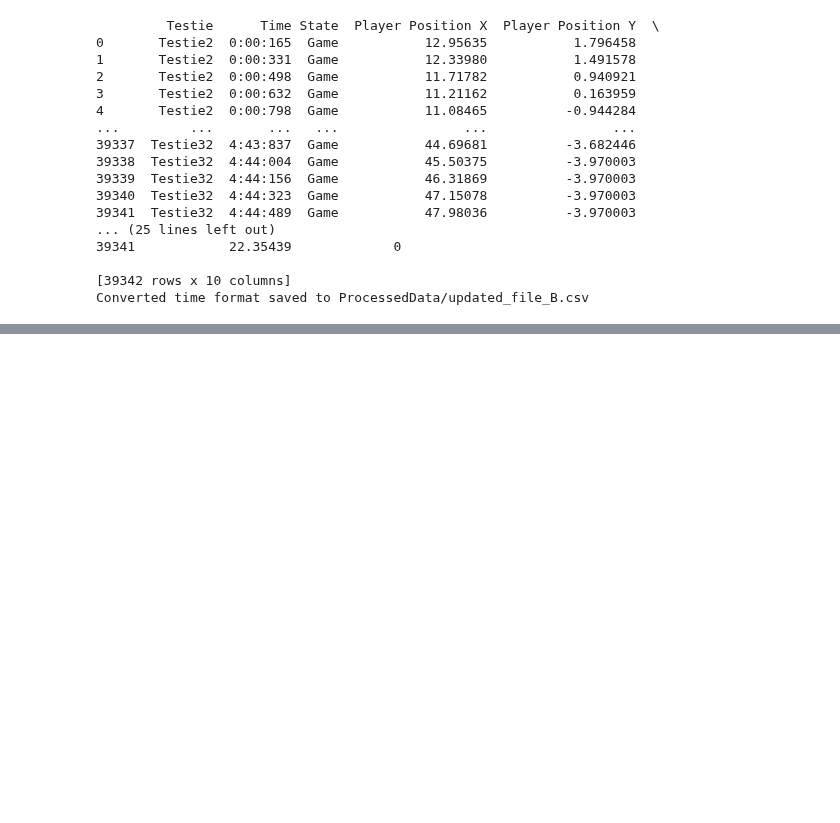
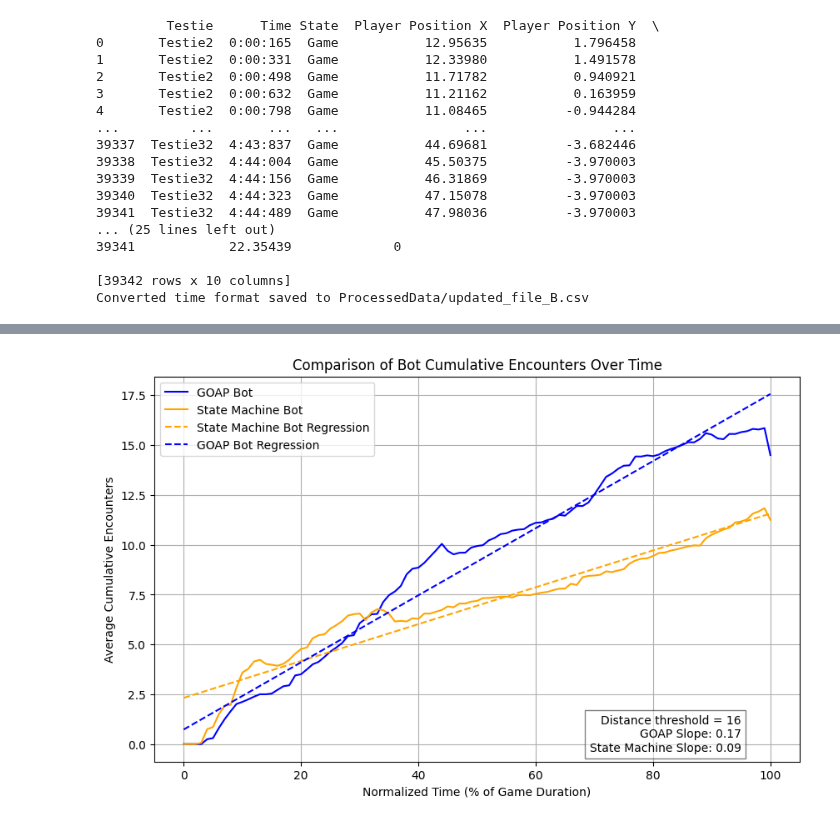
Before and after one commit to DiscoLucas/P7-Project, a Jupyter notebook: Dataprocessing/Heatmap.ipynb, the cells around one changed output, grey strips where cells are left out. Cells and saved outputs as stored; diff of their text form; code cells hidden in the pictures; blank space fills up the shorter version.

```diff
--- a/Dataprocessing/Heatmap.ipynb
+++ b/Dataprocessing/Heatmap.ipynb
@@ -194,0 +257,89 @@ Converted time format saved to ProcessedData/updated_file_B.csv
+# %%
+def process_bot_data_cumulative(file_path, distance_threshold=16):
+    # Load CSV
+    df = pd.read_csv(file_path)
+
+    # Ensure required columns are present
+    required_columns = ['Testie', 'Time',
+                        'Player Position X', 'Player Position Y', 'Player Position Z',
+                        'Monster Position X', 'Monster Position Y', 'Monster Position Z']
+    if not all(col in df.columns for col in required_columns):
+        raise ValueError(f"{file_path} is missing required columns.")
+
+    # Calculate distances
+    distances = np.sqrt(
+        (df['Player Position X'] - df['Monster Position X']) ** 2 +
+        (df['Player Position Y'] - df['Monster Position Y']) ** 2 +
+        (df['Player Position Z'] - df['Monster Position Z']) ** 2
+    )
+
+    # Determine encounters (account for separation before recounting)
+    df['IsInContact'] = (distances < distance_threshold).astype(int)
+    df['Encounter'] = df.groupby('Testie')['IsInContact'].diff().fillna(0).apply(lambda x: 1 if x == 1 else 0)
+
+    # Normalize time (to game progress percentage)
+    df['NormalizedTime'] = df.groupby('Testie')['Time'].transform(
+        lambda x: (x - x.min()) / (x.max() - x.min())
+    )
+
+    # Calculate cumulative encounters
+    df['TimeBucket'] = (df['NormalizedTime'] * 100).astype(int)
+    cumulative_df = df.groupby(['Testie', 'TimeBucket'])['Encounter'].sum().groupby(level=0).cumsum()
+    cumulative_df = cumulative_df.reset_index()  # Flatten index for merging
+
+    # Merge back with original DataFrame
+    df = df.merge(cumulative_df, on=['Testie', 'TimeBucket'], how='left', suffixes=('', '_Cumulative'))
+
+    # Average cumulative encounters at each normalized time bucket
+    average_cumulative = df.groupby('TimeBucket')['Encounter_Cumulative'].mean()
+
+    return average_cumulative
+
+
+def compare_bots_cumulative(goap_file, state_machine_file):
+    goap_data = process_bot_data_cumulative(goap_file, distance)
+    state_machine_data = process_bot_data_cumulative(state_machine_file, distance)
+
+    # Align data for plotting
+    all_buckets = sorted(set(goap_data.index).union(set(state_machine_data.index)))
+    goap_data = goap_data.reindex(all_buckets, fill_value=0)
+    state_machine_data = state_machine_data.reindex(all_buckets, fill_value=0)
+
+    # Plot comparison
+    plt.figure(figsize=(10, 6))
+    plt.plot(all_buckets, goap_data, label="GOAP Bot", color="blue")
+    plt.plot(all_buckets, state_machine_data, label="State Machine Bot", color="orange")
+
+    # Linear regression for State Machine Bot
+    state_machine_slope, state_machine_intercept = np.polyfit(all_buckets, state_machine_data, 1)
+    state_machine_regression_line = state_machine_slope * np.array(all_buckets) + state_machine_intercept
+    plt.plot(all_buckets, state_machine_regression_line, color="orange", linestyle="--", label="State Machine Bot Regression")
+
+    # Linear regression for GOAP
+    goap_slope, goap_intercept = np.polyfit(all_buckets, goap_data, 1)
+    goap_regression_line = goap_slope * np.array(all_buckets) + goap_intercept
+    plt.plot(all_buckets, goap_regression_line, color="blue", linestyle="--", label="GOAP Bot Regression")
+
+    plt.xlabel("Normalized Time (% of Game Duration)")
+    plt.ylabel("Average Cumulative Encounters")
+    plt.title("Comparison of Bot Cumulative Encounters Over Time")
+    plt.legend()
+    plt.grid(True)
+    plt.text(
+    95, 0.5,  # Position in axes coordinates (x, y)
+    f"Distance threshold = {distance}\nGOAP Slope: {goap_slope:.2f}\nState Machine Slope: {state_machine_slope:.2f}",
+    bbox=dict(facecolor='white', alpha=0.5),
+    verticalalignment='center',  # Center vertically
+    horizontalalignment='right'  # Align to the left edge
+)
+
+    plt.show()
+
+# File paths
+goap_file = "ProcessedData/updated_file_A.csv"
+state_machine_file = "ProcessedData/updated_file_B.csv"
+distance = 16
+# Run the comparison
+compare_bots_cumulative(goap_file, state_machine_file)
+# %% [output]
+[figure, added]
```
Also changed, not shown: parts of 3 cells of this notebook, 2 other files.
